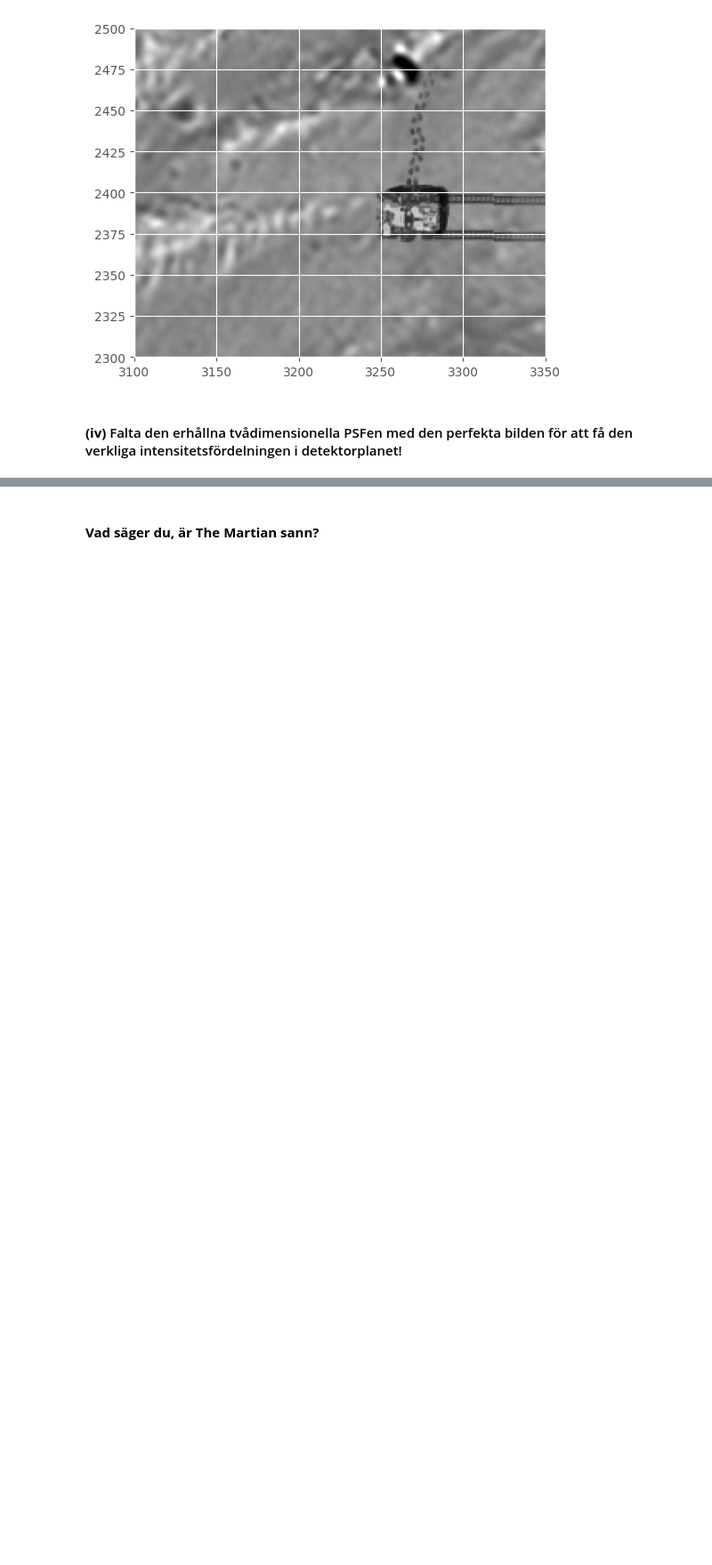
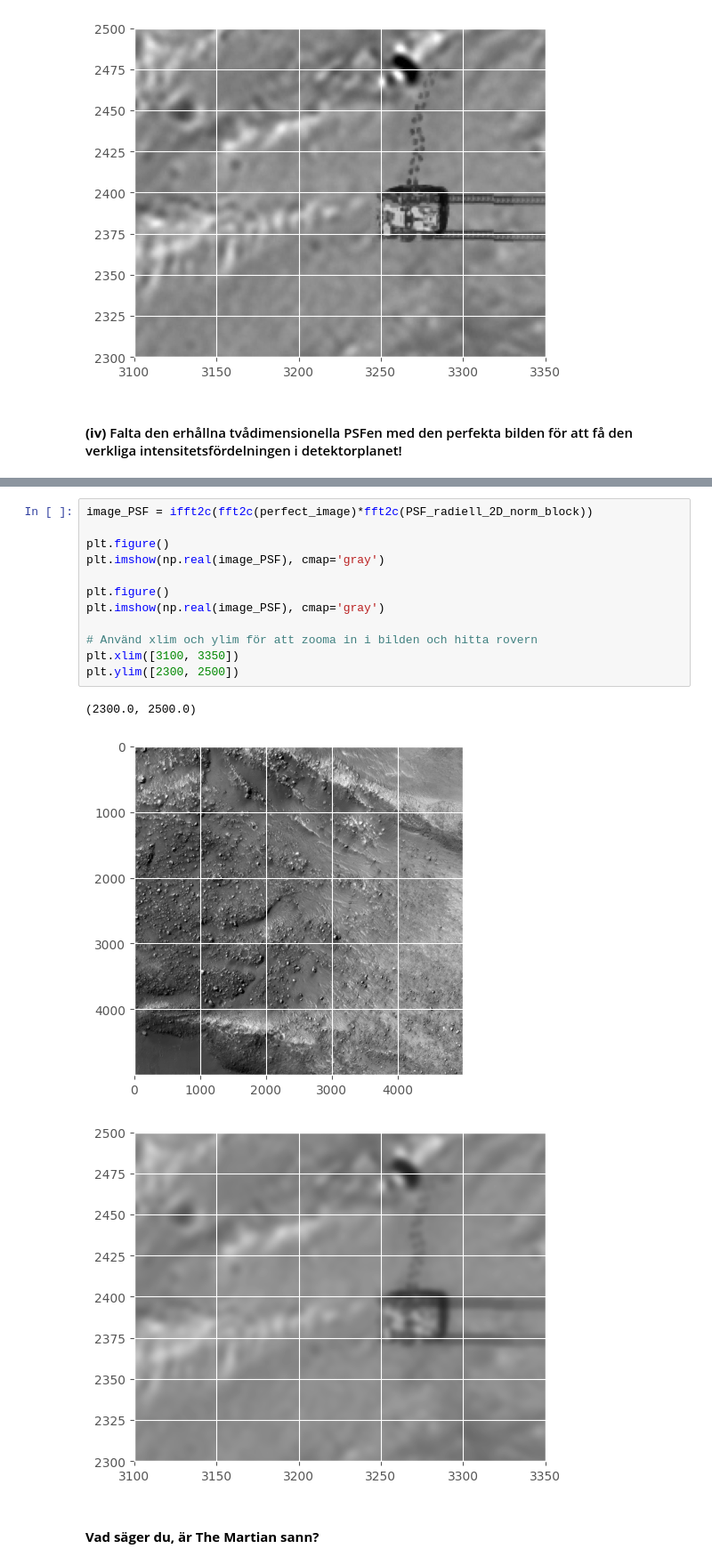
Before and after one commit to WildKnife7/HUPP, a Jupyter notebook: HUPP3b/HUPP3b.ipynb, the cells around one changed output, grey strips where cells are left out. Shown at 89% size. Cells and saved outputs as stored; diff of their text form; blank space fills up the shorter version.

```diff
--- a/HUPP3b/HUPP3b.ipynb
+++ b/HUPP3b/HUPP3b.ipynb
@@ -530,3 +562,19 @@ plt.ylim([2300, 2500])
+# %%
+image_PSF = ifft2c(fft2c(perfect_image)*fft2c(PSF_radiell_2D_norm_block))
+
+plt.figure()
+plt.imshow(np.real(image_PSF), cmap='gray')
+
+plt.figure()
+plt.imshow(np.real(image_PSF), cmap='gray')
+
+# Använd xlim och ylim för att zooma in i bilden och hitta rovern
+plt.xlim([3100, 3350])
+plt.ylim([2300, 2500])
+# %% [output]
+(2300.0, 2500.0)
+[figure, added]
+[figure, added]
 # %% [markdown]
 ####  **Vad säger du, är The Martian sann?**
 # %% [markdown]
```
Also changed, not shown: parts of 5 cells of this notebook, 8 other files.
